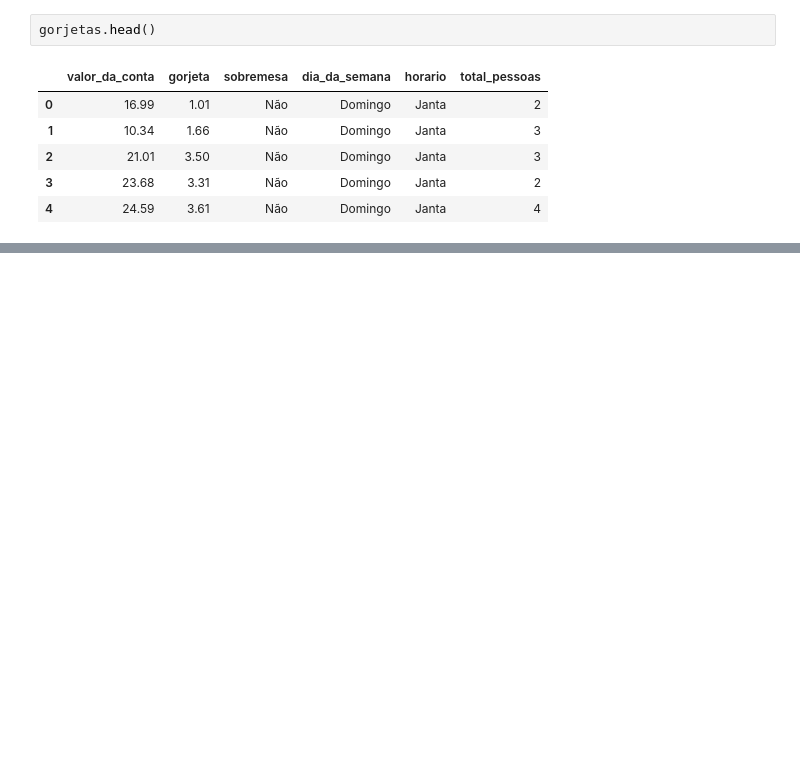
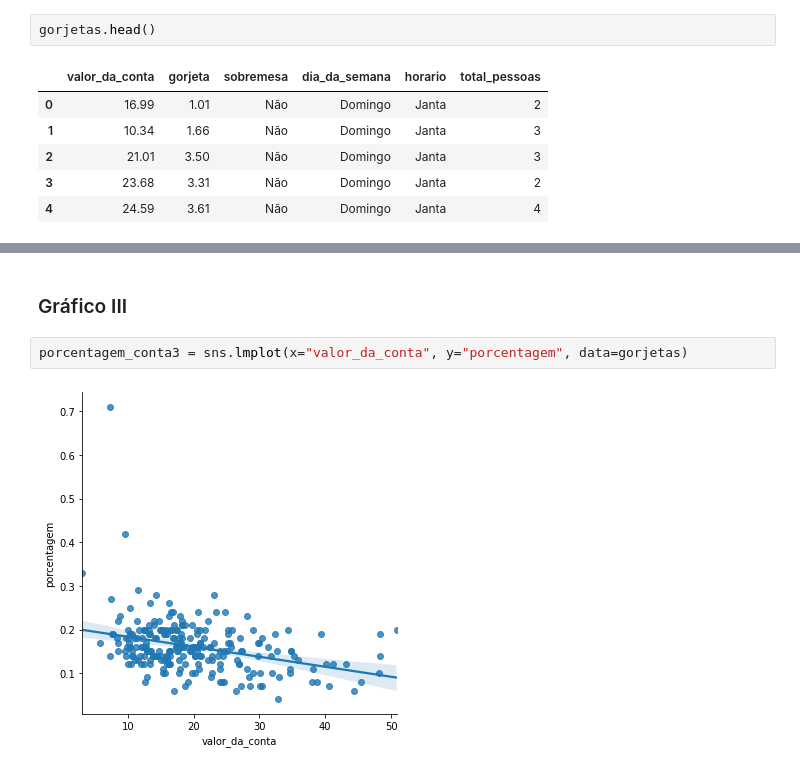
Before and after one commit to strawndri/data-visualization, a Jupyter notebook: Notebooks/Gorjetas.ipynb, the cells around one changed output, grey strips where cells are left out. Cells and saved outputs as stored; diff of their text form; blank space fills up the shorter version.

```diff
--- a/Notebooks/Gorjetas.ipynb
+++ b/Notebooks/Gorjetas.ipynb
@@ -98,0 +174,6 @@ gorjetas.head()
+# %% [markdown]
+### Gráfico III
+# %%
+porcentagem_conta3 = sns.lmplot(x="valor_da_conta", y="porcentagem", data=gorjetas)
+# %% [output]
+[figure, added]
```
Also changed, not shown: parts of 16 cells of this notebook.
